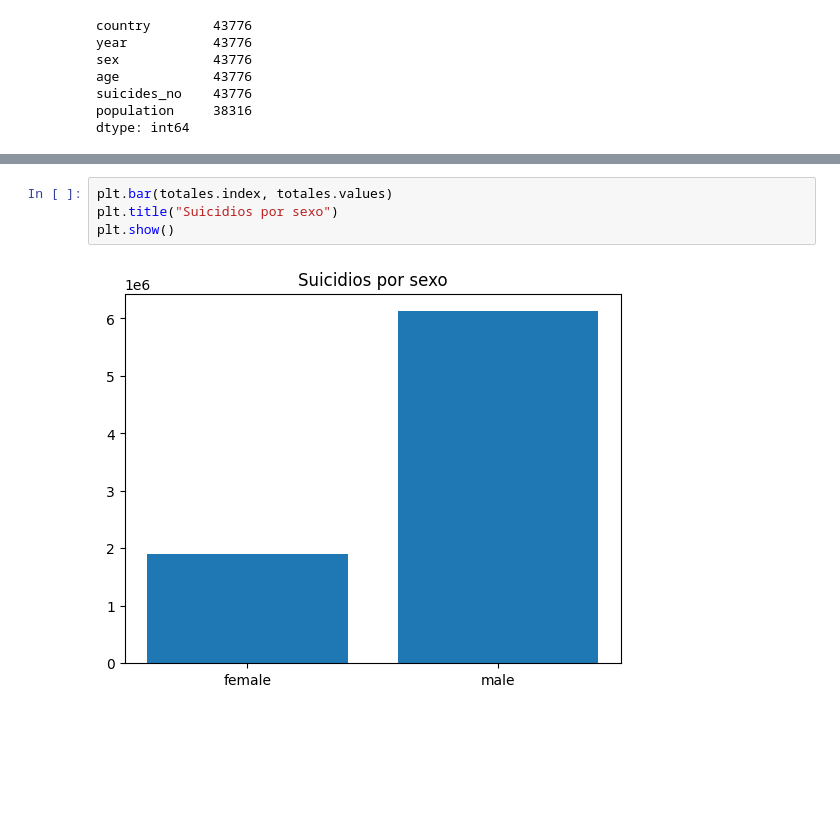
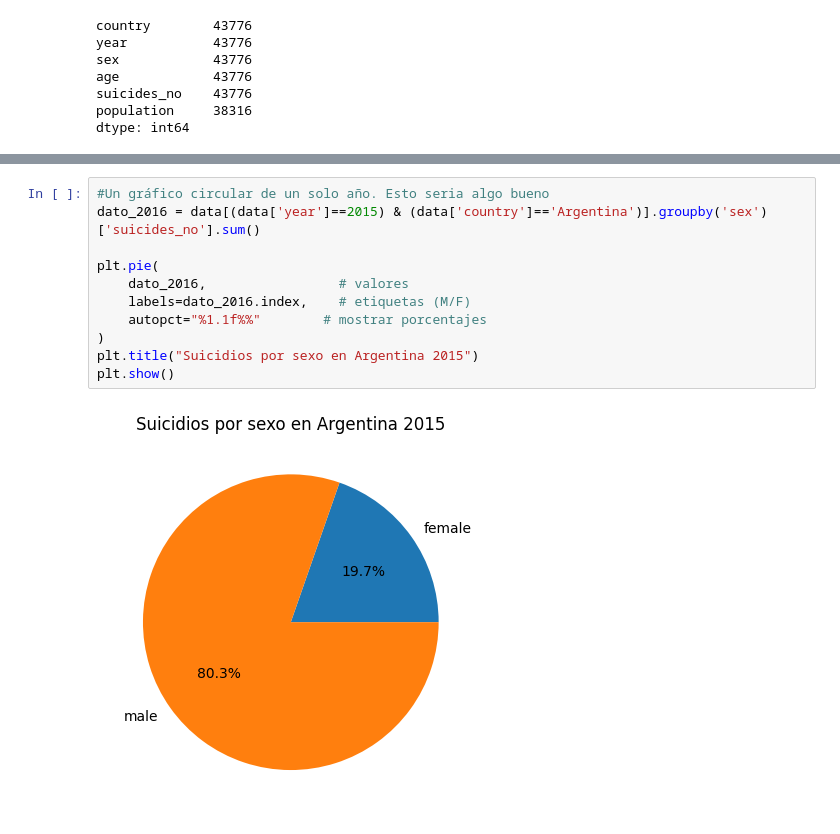
Before and after one commit to vicenadm04/suicidios, a Jupyter notebook: suicide_statics.ipynb, the cells around one changed output, grey strips where cells are left out. Cells and saved outputs as stored; diff of their text form; blank space fills up the shorter version.

Commit message:
grafico circular de un solo año.eso es bueno; grafico circular de varios años, eso no es tan bueno

```diff
--- a/suicide_statics.ipynb
+++ b/suicide_statics.ipynb
@@ -48,6 +64,13 @@ plt.show()
-# %%
-plt.bar(totales.index, totales.values)
-plt.title("Suicidios por sexo")
-plt.show()
-# %% [output]
-[figure, removed]
+# %%
+#Un gráfico circular de un solo año. Esto seria algo bueno
+dato_2016 = data[(data['year']==2015) & (data['country']=='Argentina')].groupby('sex')['suicides_no'].sum()
+
+plt.pie(
+    dato_2016,                 # valores
+    labels=dato_2016.index,    # etiquetas (M/F)
+    autopct="%1.1f%%"        # mostrar porcentajes
+)
+plt.title("Suicidios por sexo en Argentina 2015")
+plt.show()
+# %% [output]
+[figure, added]
```
Also changed, not shown: parts of 7 cells of this notebook.
